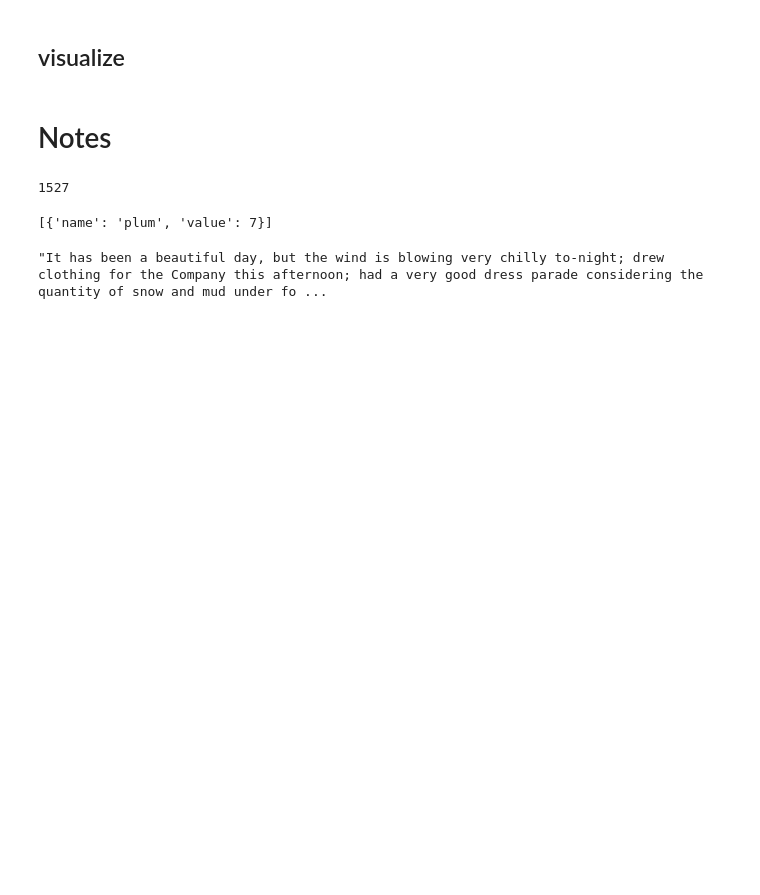
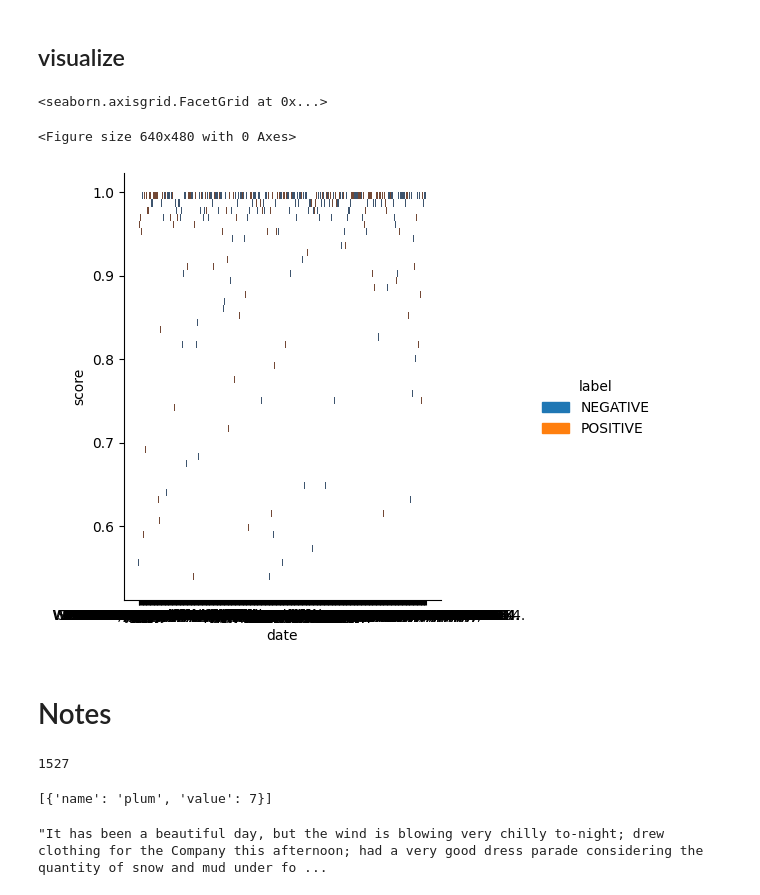
Before and after one commit to Ferrari-7/sentiment-in-the-recollections-of-a-soldier, a Jupyter notebook: notes.ipynb, the cells around one changed output. Cells and saved outputs as stored; diff of their text form; code cells hidden in the pictures; blank space fills up the shorter version.

Commit message:
update results

```diff
--- a/notes.ipynb
+++ b/notes.ipynb
@@ -237,4 +242,4 @@ df3.head()
 # %%
 df3.to_csv(os.path.join("out", "label&score.csv"))
 # %%
-df = pd.concat([df, results], axis=1)
+df = pd.concat([df, df3], axis=1)
@@ -243,10 +257,15 @@ df.to_csv(os.path.join("out", "results.csv"))
 # %% [markdown]
 ## visualize
 # %%
+plt.clf()
 sns.displot(data = df,
-            x = "data",
+            x = "date",
             y = "score",
             hue = "label")
+# %% [output]
+<seaborn.axisgrid.FacetGrid at 0x...>
+<Figure size 640x480 with 0 Axes>
+[figure, added]
 # %%
 plt.clf()
 sns.catplot(data = df,
```
Also changed, not shown: parts of 9 cells of this notebook, 3 other files.
